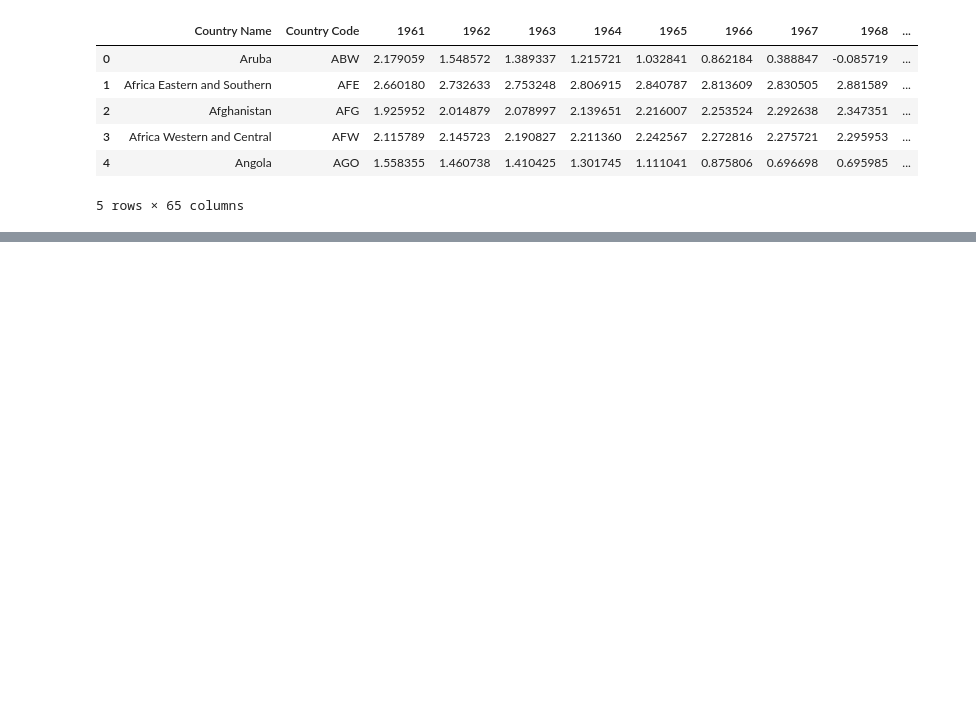
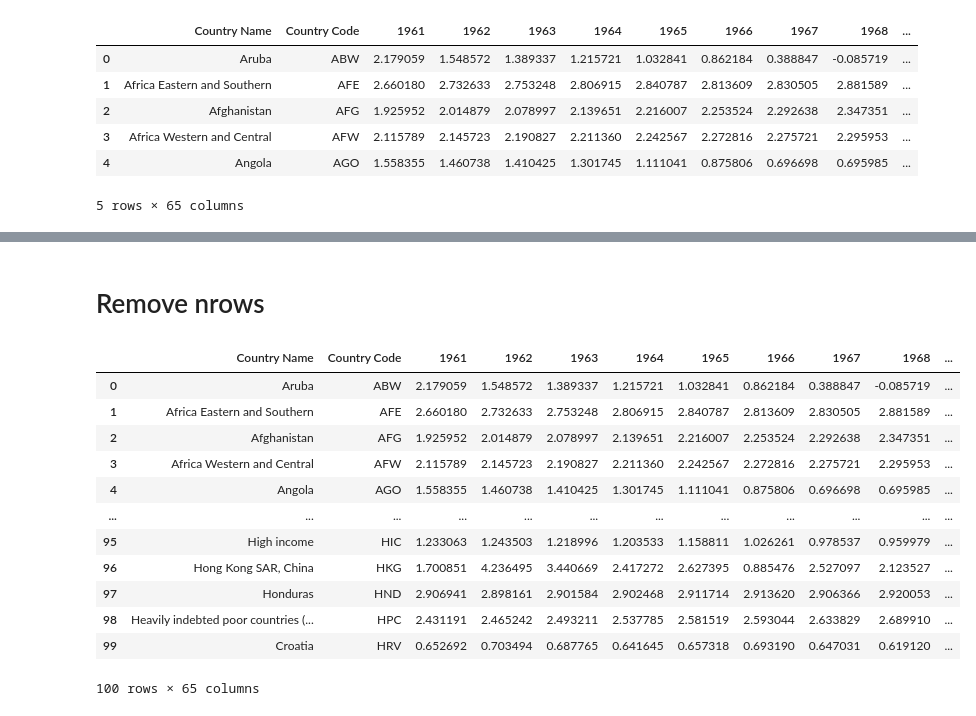
Before and after one commit to arhamansari11/Machine_Learning, a Jupyter notebook: 22-Working with CSV Files/CSV.ipynb, the cells around one changed output, grey strips where cells are left out. Saved outputs shown, nothing was run; the diff lists cells and outputs as text; code cells hidden in the pictures; blank space fills up the shorter version.

```diff
--- a/22-Working with CSV Files/CSV.ipynb
+++ b/22-Working with CSV Files/CSV.ipynb
@@ -14,0 +87,19 @@ df.head()
+# %% [markdown]
+# Remove nrows
+# %%
+nrows = pd.read_csv("CSV.csv" , nrows = 100)
+nrows
+# %% [output]
+|  | Country Name | Country Code | 1961 | 1962 | 1963 | 1964 | 1965 | 1966 | 1967 | 1968 | ... |
+| 0 | Aruba | ABW | 2.179059 | 1.548572 | 1.389337 | 1.215721 | 1.032841 | 0.862184 | 0.388847 | -0.085719 | ... |
+| 1 | Africa Eastern and Southern | AFE | 2.660180 | 2.732633 | 2.753248 | 2.806915 | 2.840787 | 2.813609 | 2.830505 | 2.881589 | ... |
+| 2 | Afghanistan | AFG | 1.925952 | 2.014879 | 2.078997 | 2.139651 | 2.216007 | 2.253524 | 2.292638 | 2.347351 | ... |
+| 3 | Africa Western and Central | AFW | 2.115789 | 2.145723 | 2.190827 | 2.211360 | 2.242567 | 2.272816 | 2.275721 | 2.295953 | ... |
+| 4 | Angola | AGO | 1.558355 | 1.460738 | 1.410425 | 1.301745 | 1.111041 | 0.875806 | 0.696698 | 0.695985 | ... |
+| ... | ... | ... | ... | ... | ... | ... | ... | ... | ... | ... | ... |
+| 95 | High income | HIC | 1.233063 | 1.243503 | 1.218996 | 1.203533 | 1.158811 | 1.026261 | 0.978537 | 0.959979 | ... |
+| 96 | Hong Kong SAR, China | HKG | 1.700851 | 4.236495 | 3.440669 | 2.417272 | 2.627395 | 0.885476 | 2.527097 | 2.123527 | ... |
+| 97 | Honduras | HND | 2.906941 | 2.898161 | 2.901584 | 2.902468 | 2.911714 | 2.913620 | 2.906366 | 2.920053 | ... |
+| 98 | Heavily indebted poor countries (... | HPC | 2.431191 | 2.465242 | 2.493211 | 2.537785 | 2.581519 | 2.593044 | 2.633829 | 2.689910 | ... |
+| 99 | Croatia | HRV | 0.652692 | 0.703494 | 0.687765 | 0.641645 | 0.657318 | 0.693190 | 0.647031 | 0.619120 | ... |
+100 rows × 65 columns
```
Also changed, not shown: parts of 18 cells of this notebook.
